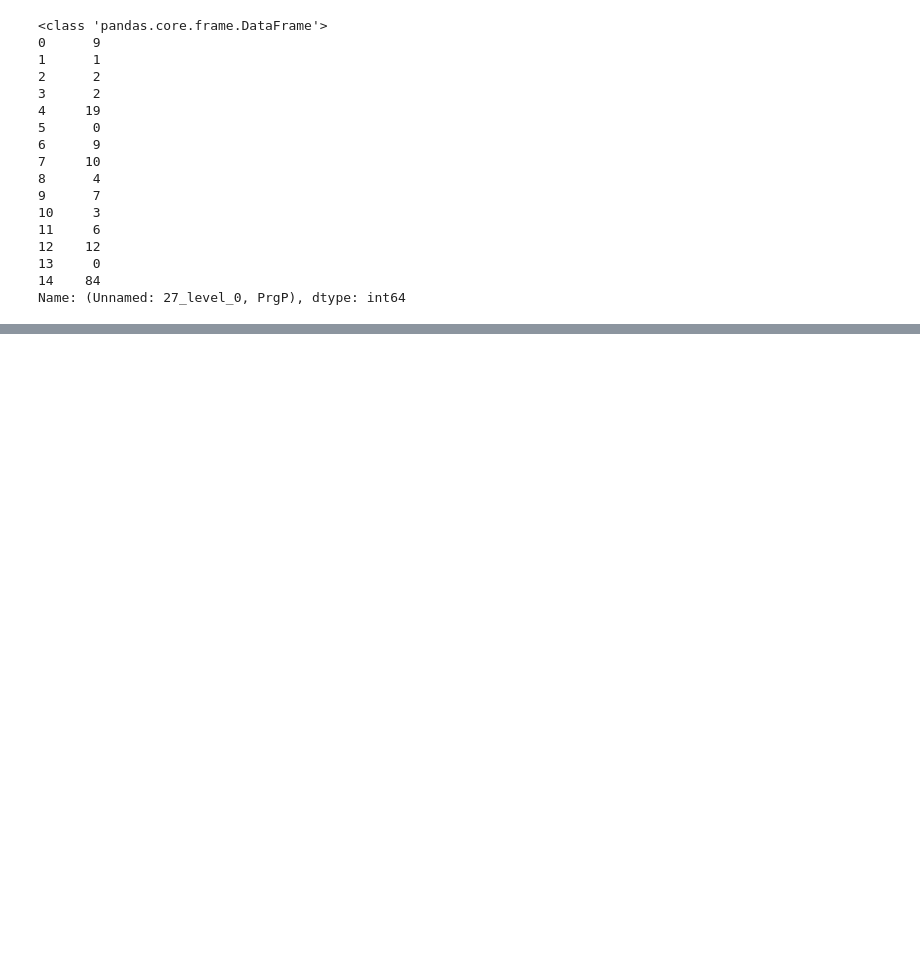
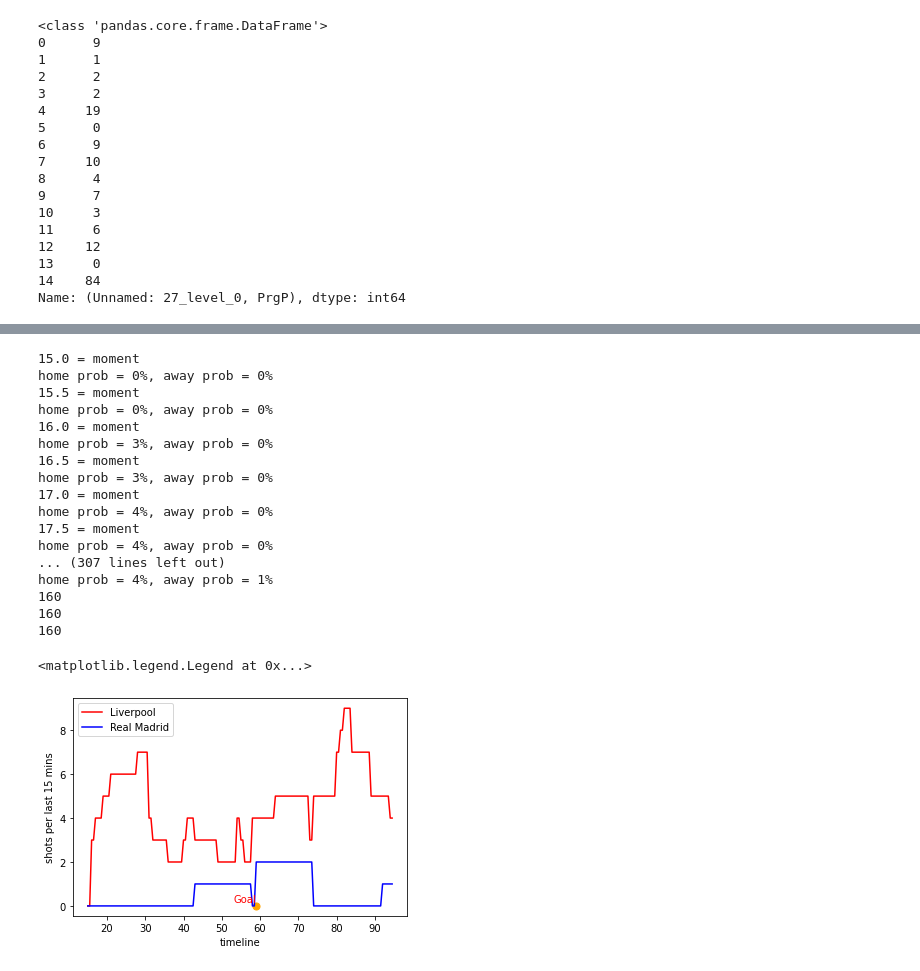
Before and after one commit to Football-Analytics-UCU/Liverpool, a Jupyter notebook: win_probability.ipynb, the cells around one changed output, grey strips where cells are left out. Drawn from its saved outputs; the diff is of its cells as text; code cells hidden in the pictures; blank space fills up the shorter version.

```diff
--- a/win_probability.ipynb
+++ b/win_probability.ipynb
@@ -236,0 +677,58 @@ df_home_PrgP
+# %%
+timeframe = 15
+new_timeline = np.arange(timeframe, 95, 0.5)
+
+home_shot_density = []
+away_shot_density = []
+
+
+df_home = match['Shots'][0].Home[0]
+df_away = match['Shots'][0].Away[0]
+df_away = df_away.replace('90+2', 92)
+
+df_away['Unnamed: 0_level_0','Minute'] = df_away['Unnamed: 0_level_0','Minute'].astype(float)
+for moment in new_timeline:
+    print(f'{moment} = moment')
+    df1 = df_home[(df_home['Unnamed: 0_level_0','Minute'] <= moment) & (df_home['Unnamed: 0_level_0','Minute'] > moment - timeframe)].copy()
+    df2 = df_away[(df_away['Unnamed: 0_level_0','Minute'] <= moment) & (df_away['Unnamed: 0_level_0','Minute'] > moment - timeframe)].copy()
+    a = len(df1)
+    b = len(df2)
+    home_shot_density.append(a)
+    away_shot_density.append(b)
+    print(f'home prob = {a}%, away prob = {b}%')
+    # print(moment, df1)
+
+print(len(home_shot_density))
+print(len(away_shot_density))
+print(len(new_timeline))
+
+plt.plot(new_timeline, home_shot_density, color='red', label='Liverpool')
+plt.plot(new_timeline, away_shot_density, color='blue', label='Real Madrid')
+
+x1 = 59
+y1 = (away_shot_density[x1*2])
+plt.scatter(x=x1, y=y1, color='orange', s=50)
+plt.text(x1-3, y1 + 0.1, 'Goal', color='red', ha='center', va='bottom')
+plt.xlabel("timeline")
+plt.ylabel("shots per last 15 mins")
+plt.legend()
+# %% [output]
+15.0 = moment
+home prob = 0%, away prob = 0%
+15.5 = moment
+home prob = 0%, away prob = 0%
+16.0 = moment
+home prob = 3%, away prob = 0%
+16.5 = moment
+home prob = 3%, away prob = 0%
+17.0 = moment
+home prob = 4%, away prob = 0%
+17.5 = moment
+home prob = 4%, away prob = 0%
+... (307 lines left out)
+home prob = 4%, away prob = 1%
+160
+160
+160
+<matplotlib.legend.Legend at 0x...>
+[figure, added]
```
Also changed, not shown: parts of 29 cells of this notebook, 4 other files.
